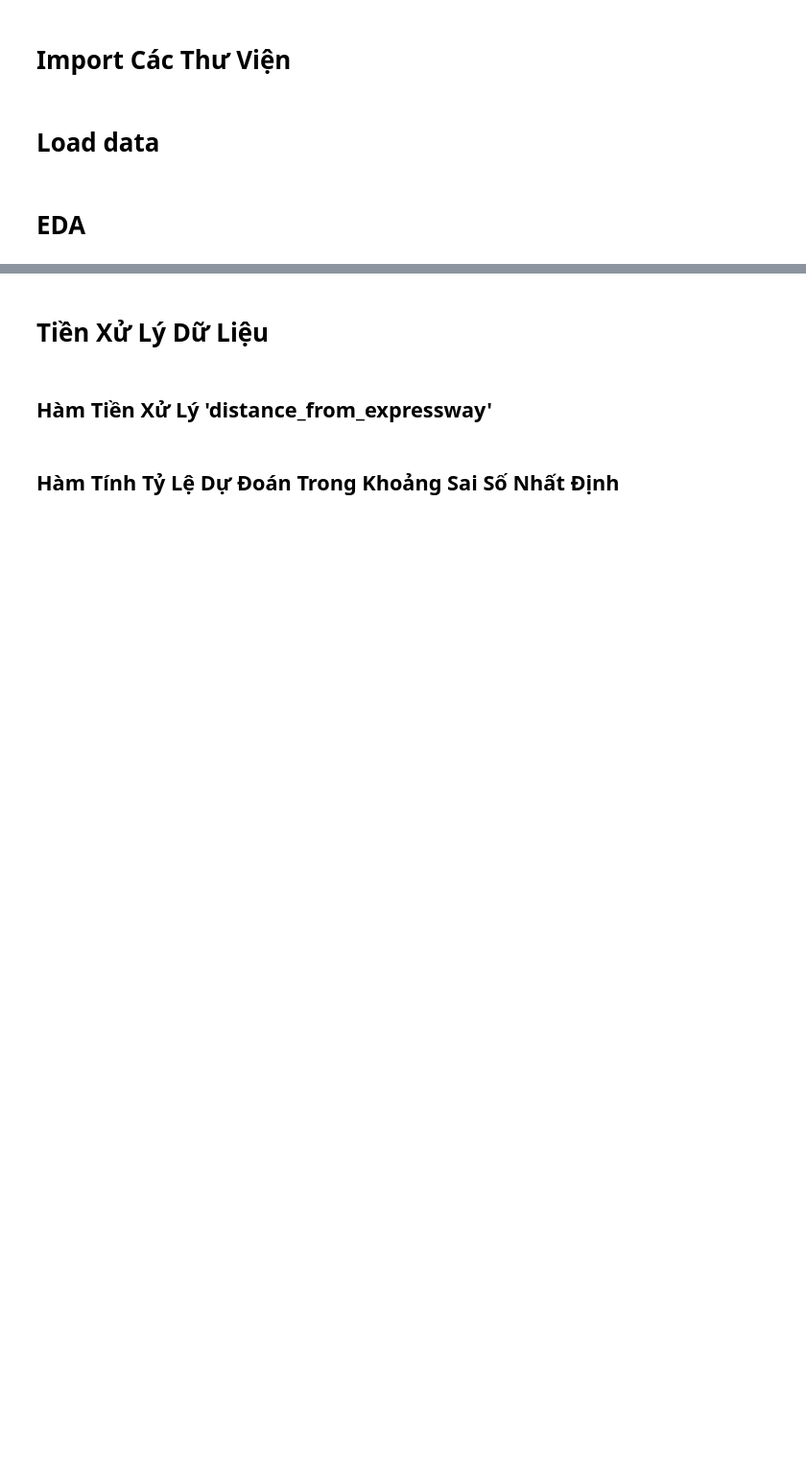
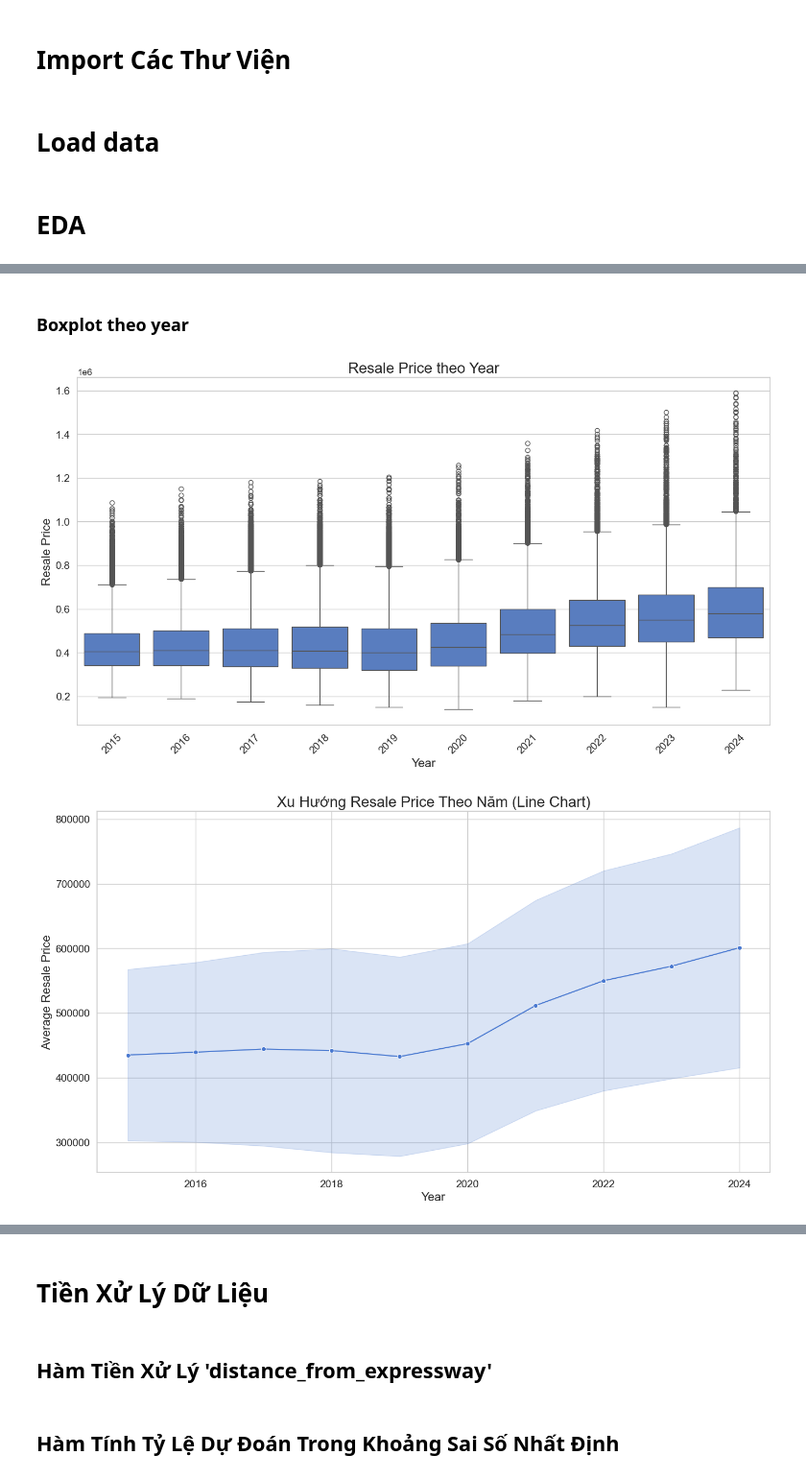
Before and after one commit to bananacat12/Real-Estate-Price-Prediction, a Jupyter notebook: Final.ipynb, the cells around one changed output, grey strips where cells are left out. Shown at 96% size. Drawn from its saved outputs; the diff is of its cells as text; code cells hidden in the pictures; blank space fills up the shorter version.

```diff
--- a/Final.ipynb
+++ b/Final.ipynb
@@ -242,0 +243,28 @@ Name: floor_area_sqm, Length: 1268, dtype: float64
+# %% [markdown]
+### Boxplot theo year
+# %%
+# 9. Boxplot theo year
+plt.figure(figsize=(14, 8))
+sns.boxplot(x='year', y='resale_price', data=data)
+plt.title("Resale Price theo Year", fontsize=20)
+plt.xlabel("Year", fontsize=16)
+plt.ylabel("Resale Price", fontsize=16)
+plt.xticks(rotation=45, fontsize=14)
+plt.yticks(fontsize=14)
+plt.tight_layout()
+plt.show()
+
+
+# Line chart để xem xu hướng theo năm
+plt.figure(figsize=(14, 8))
+sns.lineplot(x='year', y='resale_price', data=data, estimator='mean', errorbar='sd', marker='o')
+plt.title("Xu Hướng Resale Price Theo Năm (Line Chart)", fontsize=20)
+plt.xlabel("Year", fontsize=16)
+plt.ylabel("Average Resale Price", fontsize=16)
+plt.xticks(fontsize=14)
+plt.yticks(fontsize=14)
+plt.tight_layout()
+plt.show()
+# %% [output]
+[figure, added]
+[figure, added]
```
Also changed, not shown: parts of 53 cells of this notebook, 2 other files.
